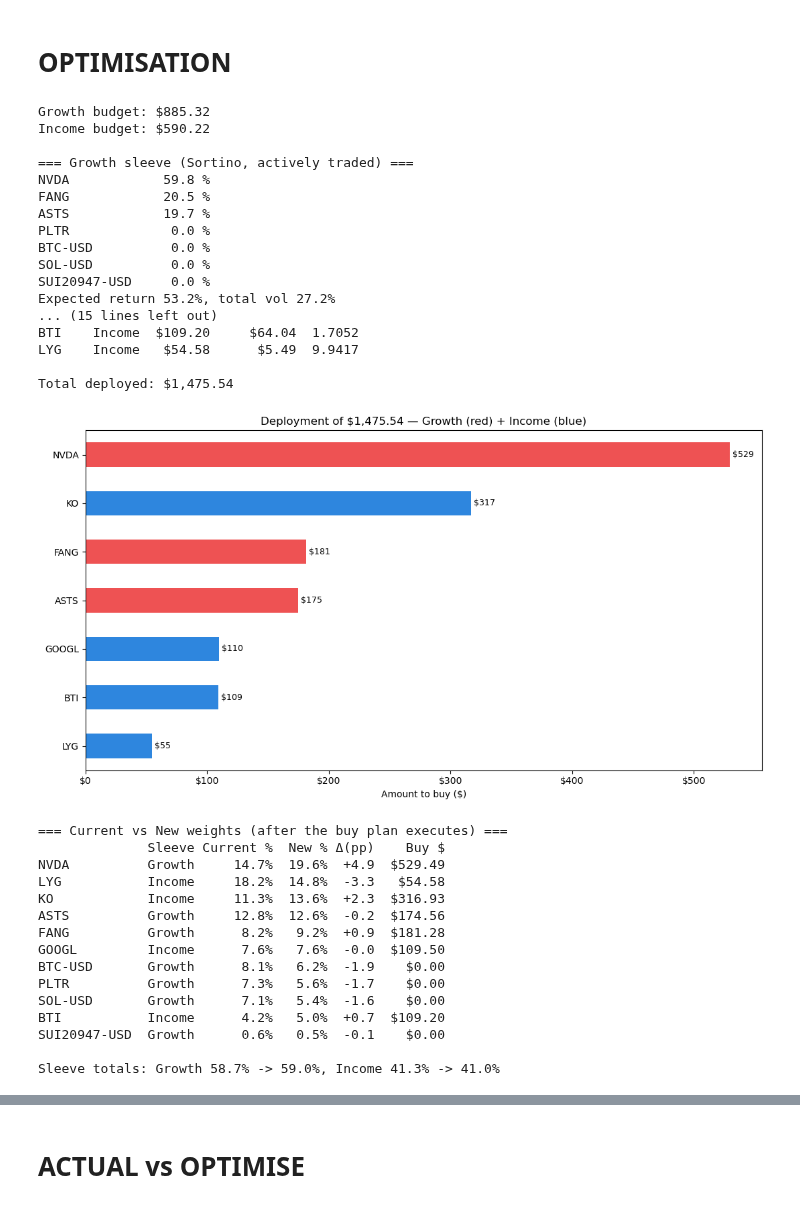
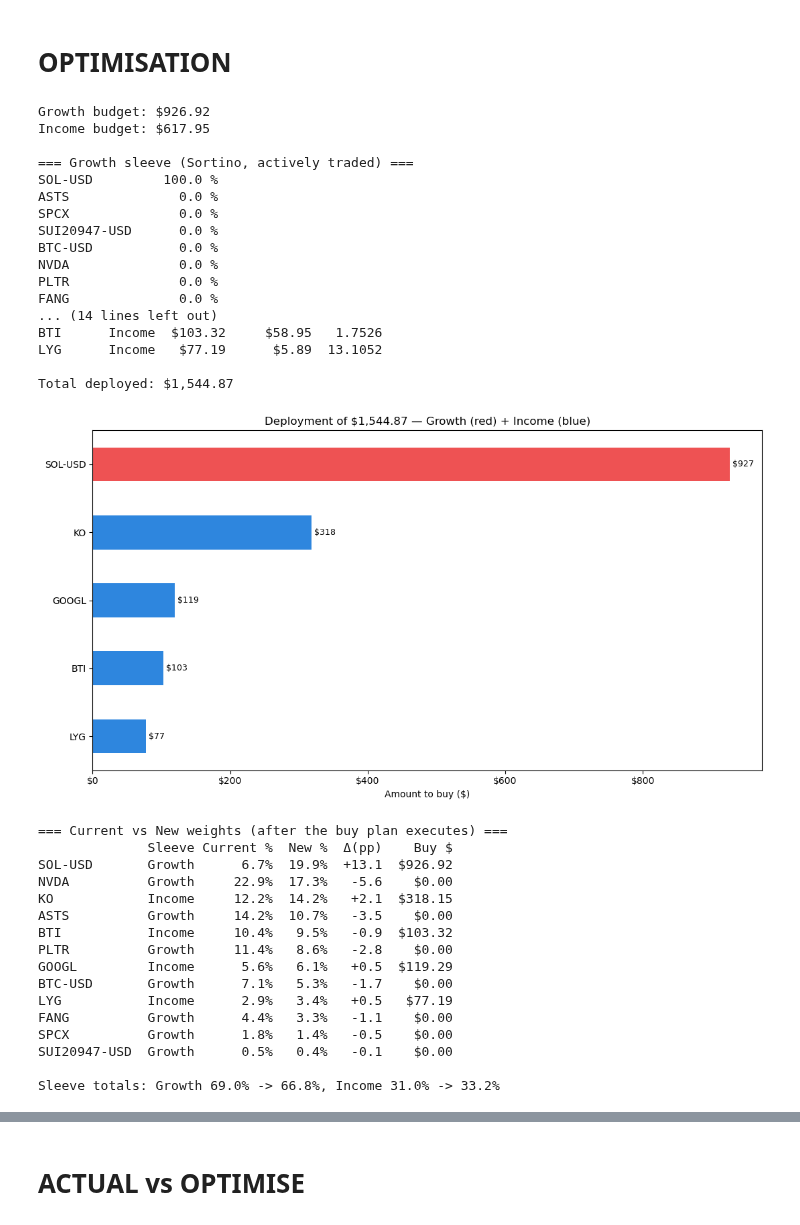
Before and after one commit to quocnapy2001/Investment-Tracker, a Jupyter notebook: Somewhat Live Tracker.ipynb, the cells around one changed output, grey strips where cells are left out. Saved outputs shown, nothing was run; the diff lists cells and outputs as text; code cells hidden in the pictures.

```diff
--- a/Somewhat Live Tracker.ipynb
+++ b/Somewhat Live Tracker.ipynb
@@ -1212,7 +1214,7 @@ from scipy.optimize import minimize
 from sklearn.covariance import LedoitWolf
 
 # ---------------- config ----------------
-cash_to_deploy = 1100 * 1.3414
+cash_to_deploy = 1156.60 * 1.3357
 growth_split   = 0.60
 income_split   = 1 - growth_split
 
@@ -1302,48 +1304,48 @@ print((growth_weights.sort_values(ascending=False)*100).round(1).astype(str).add
 print(f"Expected return {g_ret:.1%}, total vol {g_vol:.1%}")
 
 print("\n=== Income sleeve (min-var, hold for dividends) ===")
 print((income_weights.sort_values(ascending=False)*100).round(1).astype(str).add(" %").to_string())
 print(f"Expected return {i_ret:.1%}, vol {i_vol:.1%}")
 
 print(f"\n=== Buy orders for ${cash_to_deploy:,.2f} ===")
 disp = orders.copy()
 disp["Buy $"]      = disp["Buy $"].map("${:,.2f}".format)
 disp["Last price"] = disp["Last price"].map("${:,.2f}".format)
 disp["Shares"]     = disp["Shares"].map("{:,.4f}".format)
 print(disp.to_string())
 print(f"\nTotal deployed: ${orders['Buy $'].sum():,.2f}")
 
 # ---------------- chart ----------------
 plt.figure(figsize=(11, 6))
 chart_data = orders.set_index(orders.index)["Buy $"].sort_values()
 colors = ["#2e86de" if orders.loc[t, "Sleeve"] == "Income" else "#ee5253" for t in chart_data.index]
 chart_data.plot(kind="barh", color=colors)
 plt.title(f"Deployment of ${cash_to_deploy:,.2f} — Growth (red) + Income (blue)")
 plt.xlabel("Amount to buy ($)")
 plt.gca().xaxis.set_major_formatter(FuncFormatter(lambda x, _: f"${x:,.0f}"))
 for i, v in enumerate(chart_data.values):
     plt.text(v, i, f" ${v:,.0f}", va="center", fontsize=9)
 plt.tight_layout()
 plt.show()
 # %% [output]
-Growth budget: $885.32
-Income budget: $590.22
+Growth budget: $926.92
+Income budget: $617.95
 
 === Growth sleeve (Sortino, actively traded) ===
-NVDA            59.8 %
-FANG            20.5 %
-ASTS            19.7 %
-PLTR             0.0 %
-BTC-USD          0.0 %
-SOL-USD          0.0 %
-SUI20947-USD     0.0 %
-Expected return 53.2%, total vol 27.2%
-... (15 lines left out)
-BTI    Income  $109.20     $64.04  1.7052
-LYG    Income   $54.58      $5.49  9.9417
+SOL-USD         100.0 %
+ASTS              0.0 %
+SPCX              0.0 %
+SUI20947-USD      0.0 %
+BTC-USD           0.0 %
+NVDA              0.0 %
+PLTR              0.0 %
+FANG              0.0 %
+... (14 lines left out)
+BTI      Income  $103.32     $58.95   1.7526
+LYG      Income   $77.19      $5.89  13.1052
 
-Total deployed: $1,475.54
+Total deployed: $1,544.87
-[figure, old version]
+[figure, new version]
 # %%
 # ---------------- current vs new weights ----------------
 # Current = market values from summary_df
@@ -1386,20 +1388,21 @@ print(f"\nSleeve totals: "
       f"Income {cur_income:.1%} -> {new_income:.1%}")
 # %% [output]
 === Current vs New weights (after the buy plan executes) ===
-              Sleeve Current %  New % Δ(pp)    Buy $
-NVDA          Growth     14.7%  19.6%  +4.9  $529.49
-LYG           Income     18.2%  14.8%  -3.3   $54.58
-KO            Income     11.3%  13.6%  +2.3  $316.93
-ASTS          Growth     12.8%  12.6%  -0.2  $174.56
-FANG          Growth      8.2%   9.2%  +0.9  $181.28
-GOOGL         Income      7.6%   7.6%  -0.0  $109.50
-BTC-USD       Growth      8.1%   6.2%  -1.9    $0.00
-PLTR          Growth      7.3%   5.6%  -1.7    $0.00
-SOL-USD       Growth      7.1%   5.4%  -1.6    $0.00
-BTI           Income      4.2%   5.0%  +0.7  $109.20
-SUI20947-USD  Growth      0.6%   0.5%  -0.1    $0.00
+              Sleeve Current %  New %  Δ(pp)    Buy $
+SOL-USD       Growth      6.7%  19.9%  +13.1  $926.92
+NVDA          Growth     22.9%  17.3%   -5.6    $0.00
+KO            Income     12.2%  14.2%   +2.1  $318.15
+ASTS          Growth     14.2%  10.7%   -3.5    $0.00
+BTI           Income     10.4%   9.5%   -0.9  $103.32
+PLTR          Growth     11.4%   8.6%   -2.8    $0.00
+GOOGL         Income      5.6%   6.1%   +0.5  $119.29
+BTC-USD       Growth      7.1%   5.3%   -1.7    $0.00
+LYG           Income      2.9%   3.4%   +0.5   $77.19
+FANG          Growth      4.4%   3.3%   -1.1    $0.00
+SPCX          Growth      1.8%   1.4%   -0.5    $0.00
+SUI20947-USD  Growth      0.5%   0.4%   -0.1    $0.00
 
-Sleeve totals: Growth 58.7% -> 59.0%, Income 41.3% -> 41.0%
+Sleeve totals: Growth 69.0% -> 66.8%, Income 31.0% -> 33.2%
 # %%
 fig, ax = plt.subplots(figsize=(12, 6))
 x      = np.arange(len(comparison))
```
Also changed, not shown: parts of 25 cells of this notebook, 1 other file.
